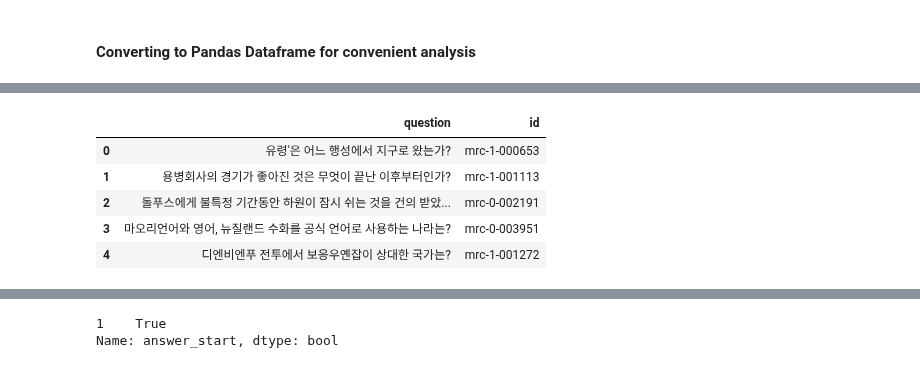
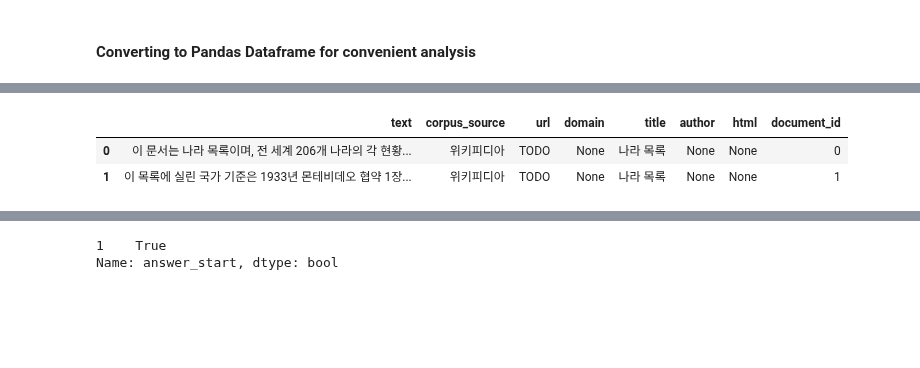
Before and after one commit to boostcampaitech2/mrc-level2-nlp-15, a Jupyter notebook: EDA.ipynb, the cells around one changed output, grey strips where cells are left out. Cells and saved outputs as stored; diff of their text form; code cells hidden in the pictures; blank space fills up the shorter version.

```diff
--- a/EDA.ipynb
+++ b/EDA.ipynb
@@ -100,13 +92,17 @@ val_df.head()
-# %%
-### TEST DF ###
-test_df.head()
-# %% [output]
-|  | question | id |
-| 0 | 유령'은 어느 행성에서 지구로 왔는가? | mrc-1-000653 |
-| 1 | 용병회사의 경기가 좋아진 것은 무엇이 끝난 이후부터인가? | mrc-1-001113 |
-| 2 | 돌푸스에게 불특정 기간동안 하원이 잠시 쉬는 것을 건의 받았... | mrc-0-002191 |
-| 3 | 마오리언어와 영어, 뉴질랜드 수화를 공식 언어로 사용하는 나라는? | mrc-0-003951 |
-| 4 | 디엔비엔푸 전투에서 보응우옌잡이 상대한 국가는? | mrc-1-001272 |
+# %%
+import pandas as pd
+import numpy as np
+import json
+
+### TEST DF ###
+with open("/opt/ml/data/wikipedia_documents.json", "r", encoding="utf-8") as reader:
+    input_data = json.load(reader)
+test_df = pd.DataFrame(input_data).T
+test_df.head(2)
+# %% [output]
+|  | text | corpus_source | url | domain | title | author | html | document_id |
+| 0 | 이 문서는 나라 목록이며, 전 세계 206개 나라의 각 현황... | 위키피디아 | TODO | None | 나라 목록 | None | None | 0 |
+| 1 | 이 목록에 실린 국가 기준은 1933년 몬테비데오 협약 1장... | 위키피디아 | TODO | None | 나라 목록 | None | None | 1 |
 # %%
 print(f"Train Data Size: {len(train_df)}")
 print(f"Validation Data Size: {len(val_df)}")
```
Also changed, not shown: parts of 14 cells of this notebook, 1 other file.
